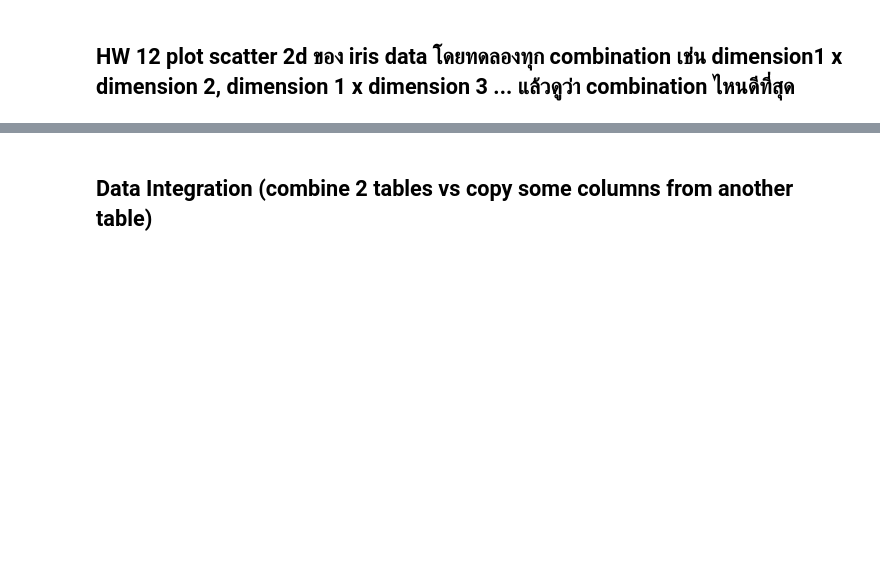
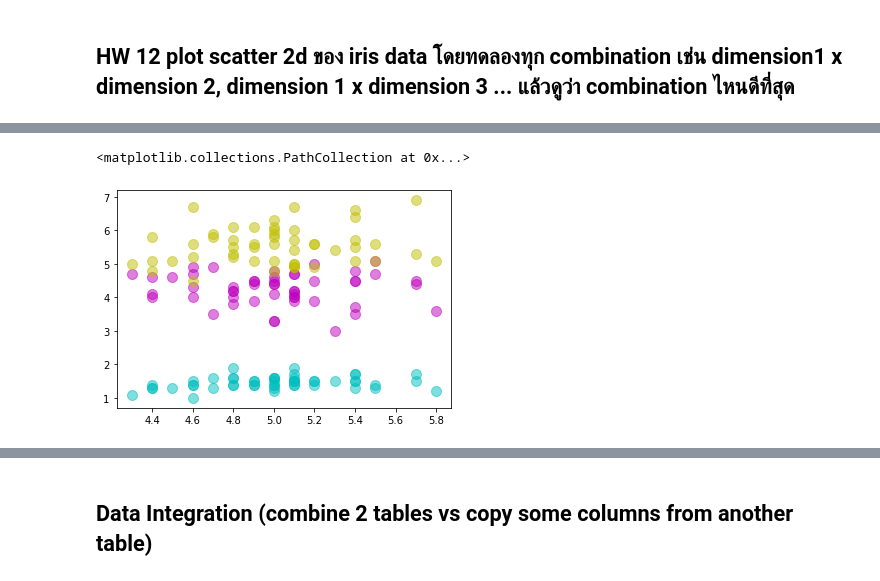
Before and after one commit to Adibank/DPDM, a Jupyter notebook: Pandas_and_Data_Preprocessing_101.ipynb, the cells around one changed output, grey strips where cells are left out. Saved outputs shown, nothing was run; the diff lists cells and outputs as text; code cells hidden in the pictures; blank space fills up the shorter version.

```diff
--- a/Pandas_and_Data_Preprocessing_101.ipynb
+++ b/Pandas_and_Data_Preprocessing_101.ipynb
@@ -743,0 +763,7 @@ plt.scatter(iris_data['data'][:50,0],iris_data['data'][100:150,1],s=100,c='y',al
+# %%
+plt.scatter(iris_data['data'][:50,0],iris_data['data'][:50,2],s=100,c='c',alpha=0.5)
+plt.scatter(iris_data['data'][:50,0],iris_data['data'][50:100,2],s=100,c='m',alpha=0.5)
+plt.scatter(iris_data['data'][:50,0],iris_data['data'][100:150,2],s=100,c='y',alpha=0.5)
+# %% [output]
+<matplotlib.collections.PathCollection at 0x...>
+[figure, added]
```
Also changed, not shown: parts of 10 cells of this notebook.
